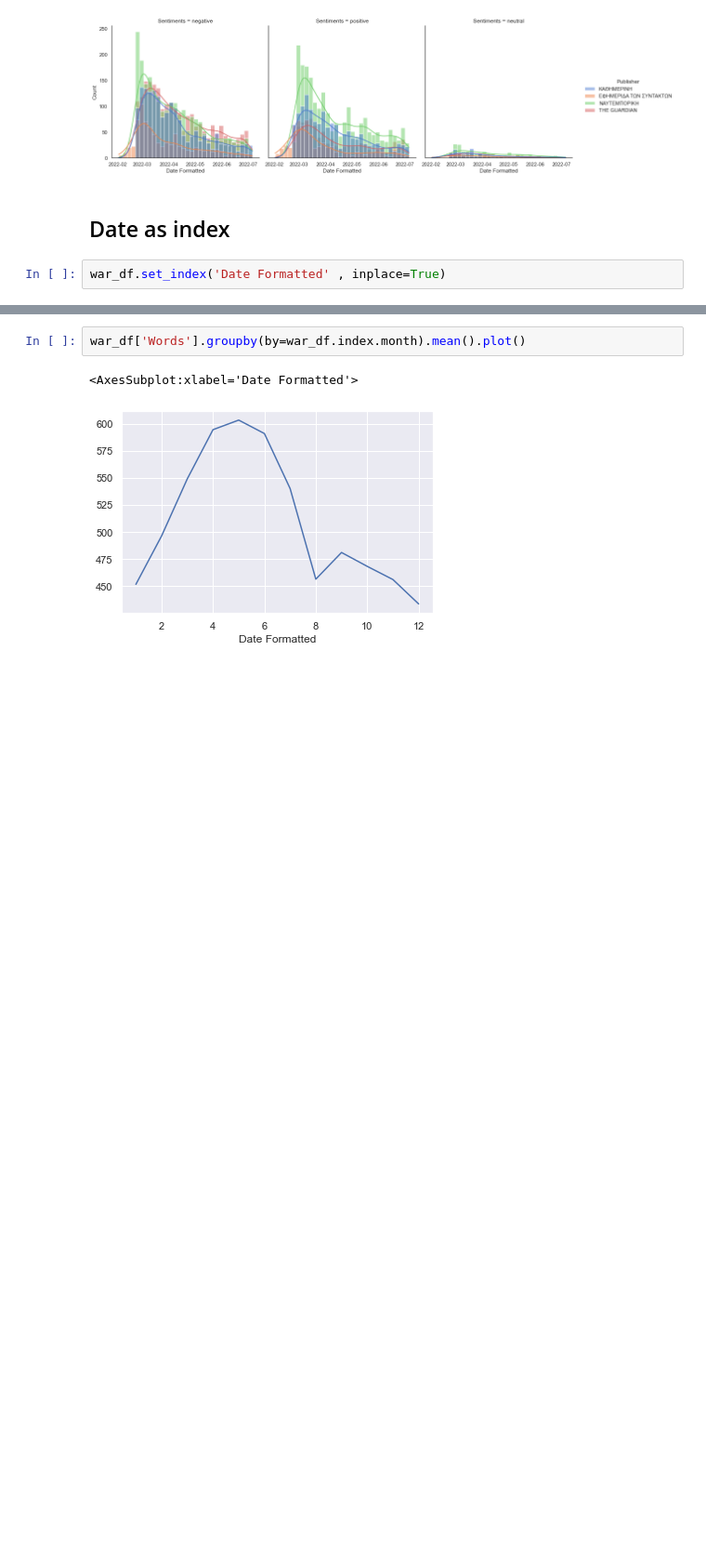
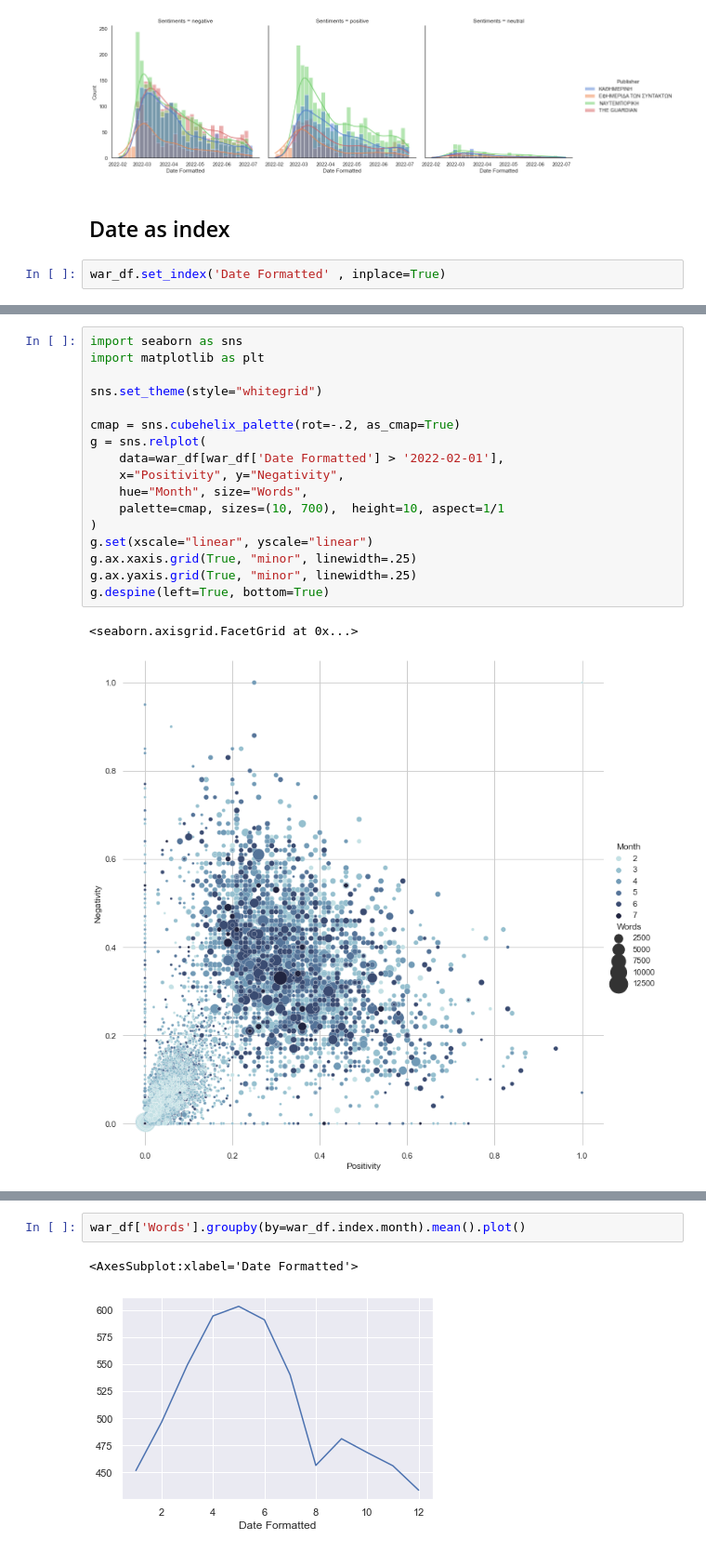
Before and after one commit to inhaltone/132DOW, a Jupyter notebook: notebooks/dataAnalysisVisualization.ipynb, the cells around one changed output, grey strips where cells are left out. Shown at 93% size. Cells and saved outputs as stored; diff of their text form; blank space fills up the shorter version.

```diff
--- a/notebooks/dataAnalysisVisualization.ipynb
+++ b/notebooks/dataAnalysisVisualization.ipynb
@@ -442,0 +473,20 @@ war_df.set_index('Date Formatted' , inplace=True)
+# %%
+import seaborn as sns
+import matplotlib as plt
+
+sns.set_theme(style="whitegrid")
+
+cmap = sns.cubehelix_palette(rot=-.2, as_cmap=True)
+g = sns.relplot(
+    data=war_df[war_df['Date Formatted'] > '2022-02-01'],
+    x="Positivity", y="Negativity",
+    hue="Month", size="Words",
+    palette=cmap, sizes=(10, 700),  height=10, aspect=1/1
+)
+g.set(xscale="linear", yscale="linear")
+g.ax.xaxis.grid(True, "minor", linewidth=.25)
+g.ax.yaxis.grid(True, "minor", linewidth=.25)
+g.despine(left=True, bottom=True)
+# %% [output]
+<seaborn.axisgrid.FacetGrid at 0x...>
+[figure, added]
```
Also changed, not shown: parts of 12 cells of this notebook, 41 other files.
